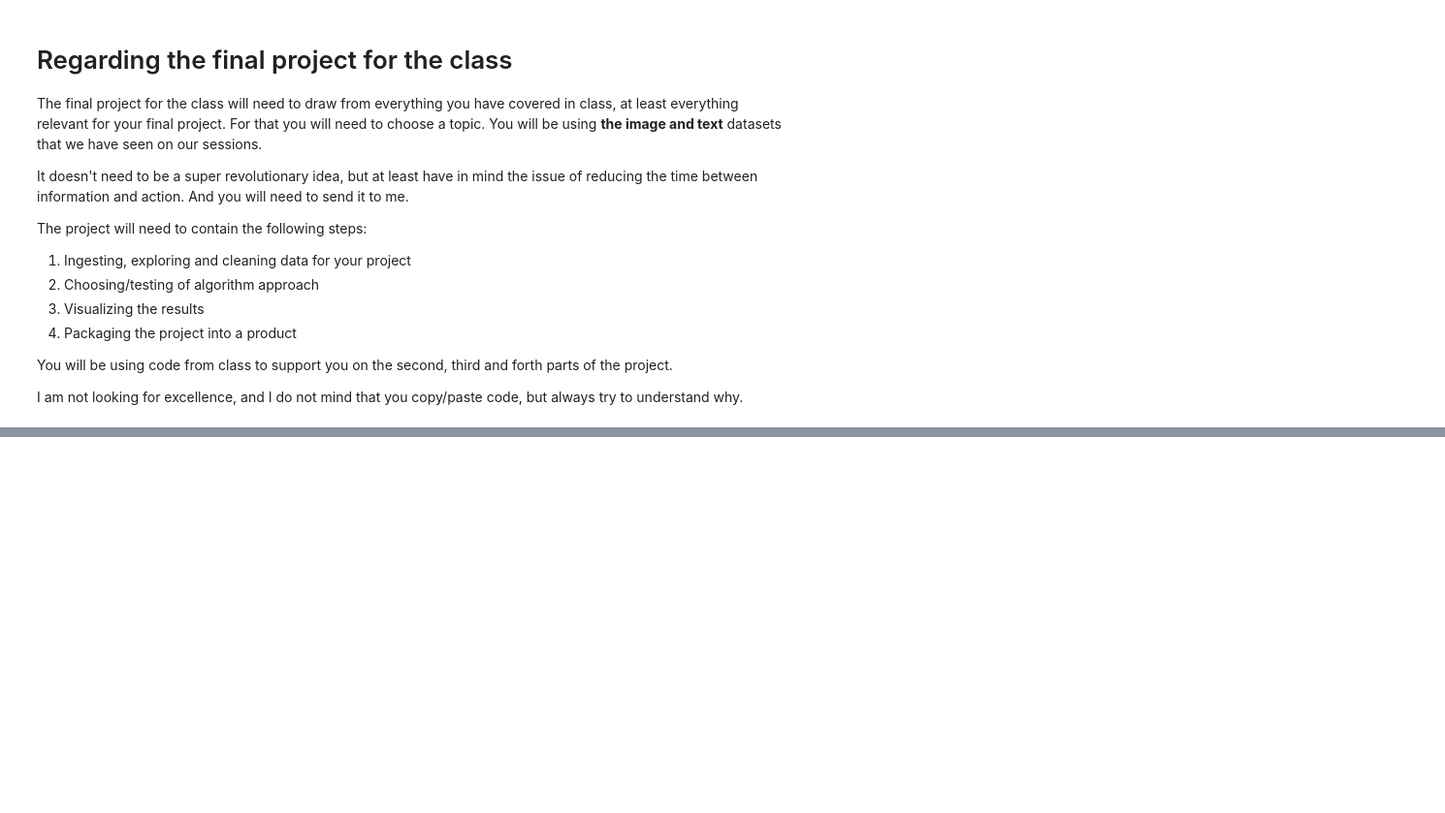
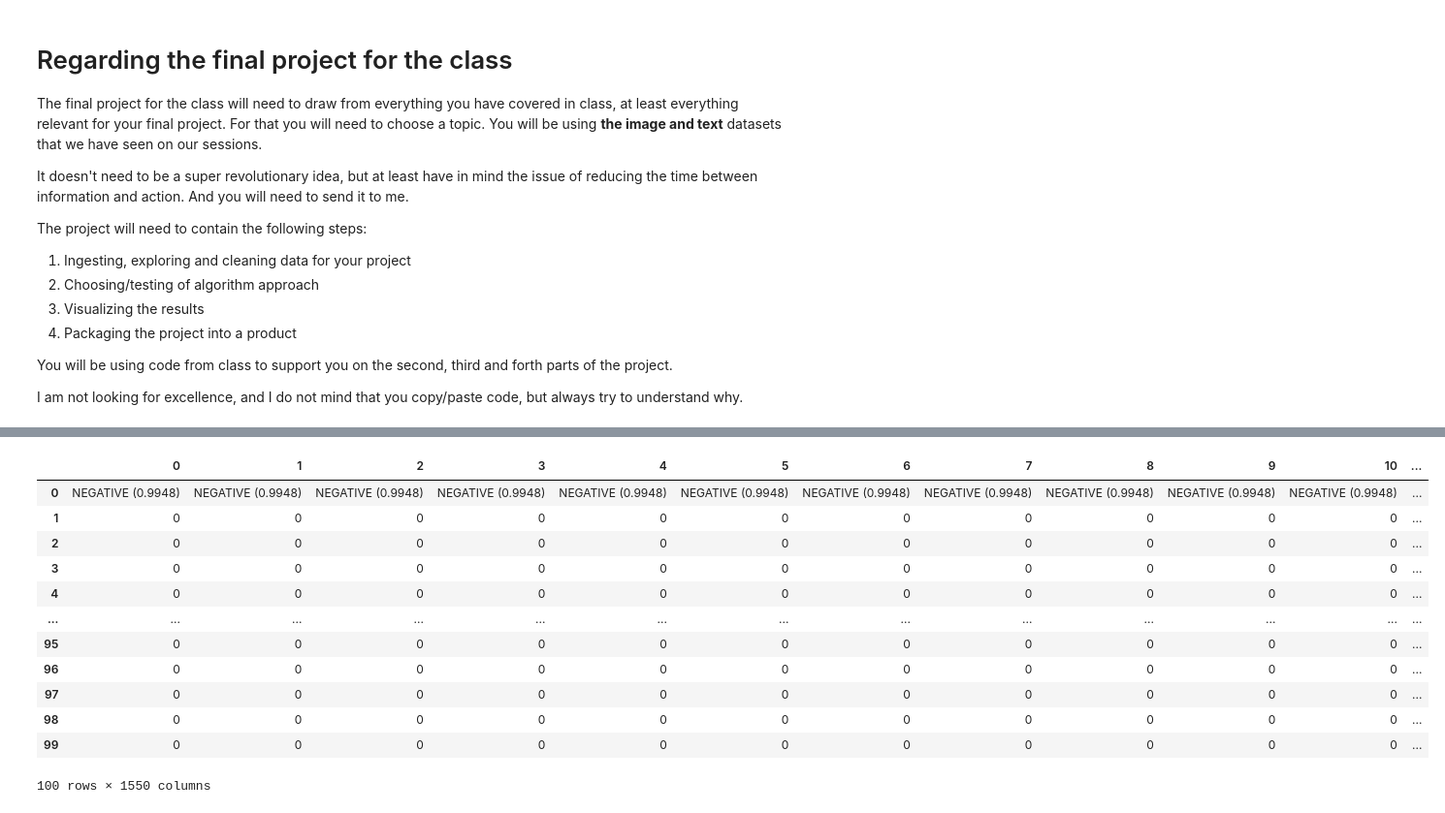
Before and after one commit to KhaldounN/Files-, a Jupyter notebook: Final_project/DSF_FINAL_PROJECT.ipynb, the cells around one changed output, grey strips where cells are left out. Shown: that part at 97% size. Drawn from its saved outputs; the diff is of its cells as text; code cells hidden in the pictures; blank space fills up the shorter version.

```diff
--- a/Final_project/DSF_FINAL_PROJECT.ipynb
+++ b/Final_project/DSF_FINAL_PROJECT.ipynb
@@ -65,10 +85,13 @@ Successfully installed en-core-web-lg-2.2.5
 ✔ Download and installation successful
 You can now load the model via spacy.load('en_core_web_lg')
-# %%
-import spacy
-import nltk
-nlp = spacy.load("en_core_web_md")
-
-setence = ' there is a country called Jordan and the basketball player name was Jordan'
+# %%
+import spacy
+import nltk
+from spacy.pipeline import SentenceSegmenter
+import pandas as pd
+import numpy as np
+
+
+nlp_md = spacy.load('en_core_web_lg')
 # %%
 book1 = open('/content/Beyond good and Evil.txt', 'r').read()
@@ -106,0 +104,11 @@ Name: ent, Length: 199, dtype: int64
+# %%
+sentences  = book1.split('.')
+sentences = sentences[0:50]
+df_tokens = pd.DataFrame((np.zeros((100,1550))))
+for i , t in enumerate(sentences):
+   doc = nlp_md(t)
+   df_tokens[i].update(doc)
+# %%
+from flair.models import TextClassifier
+from flair.data import Sentence
+tagger = TextClassifier.load('sentiment')
@@ -106,0 +117,20 @@ Name: ent, Length: 199, dtype: int64
+# %%
+df_sentement = pd.DataFrame((np.zeros((100,1550))))
+for i , t in enumerate(sentences):
+  tagger.predict(s)
+  df_sentement[i].update(s.labels)
+df_sentement
+# %% [output]
+|  | 0 | 1 | 2 | 3 | 4 | 5 | 6 | 7 | 8 | 9 | 10 | ... |
+| 0 | NEGATIVE (0.9948) | NEGATIVE (0.9948) | NEGATIVE (0.9948) | NEGATIVE (0.9948) | NEGATIVE (0.9948) | NEGATIVE (0.9948) | NEGATIVE (0.9948) | NEGATIVE (0.9948) | NEGATIVE (0.9948) | NEGATIVE (0.9948) | NEGATIVE (0.9948) | ... |
+| 1 | 0 | 0 | 0 | 0 | 0 | 0 | 0 | 0 | 0 | 0 | 0 | ... |
+| 2 | 0 | 0 | 0 | 0 | 0 | 0 | 0 | 0 | 0 | 0 | 0 | ... |
+| 3 | 0 | 0 | 0 | 0 | 0 | 0 | 0 | 0 | 0 | 0 | 0 | ... |
+| 4 | 0 | 0 | 0 | 0 | 0 | 0 | 0 | 0 | 0 | 0 | 0 | ... |
+| ... | ... | ... | ... | ... | ... | ... | ... | ... | ... | ... | ... | ... |
+| 95 | 0 | 0 | 0 | 0 | 0 | 0 | 0 | 0 | 0 | 0 | 0 | ... |
+| 96 | 0 | 0 | 0 | 0 | 0 | 0 | 0 | 0 | 0 | 0 | 0 | ... |
+| 97 | 0 | 0 | 0 | 0 | 0 | 0 | 0 | 0 | 0 | 0 | 0 | ... |
+| 98 | 0 | 0 | 0 | 0 | 0 | 0 | 0 | 0 | 0 | 0 | 0 | ... |
+| 99 | 0 | 0 | 0 | 0 | 0 | 0 | 0 | 0 | 0 | 0 | 0 | ... |
+100 rows × 1550 columns
```
Also changed, not shown: parts of 19 cells of this notebook.
